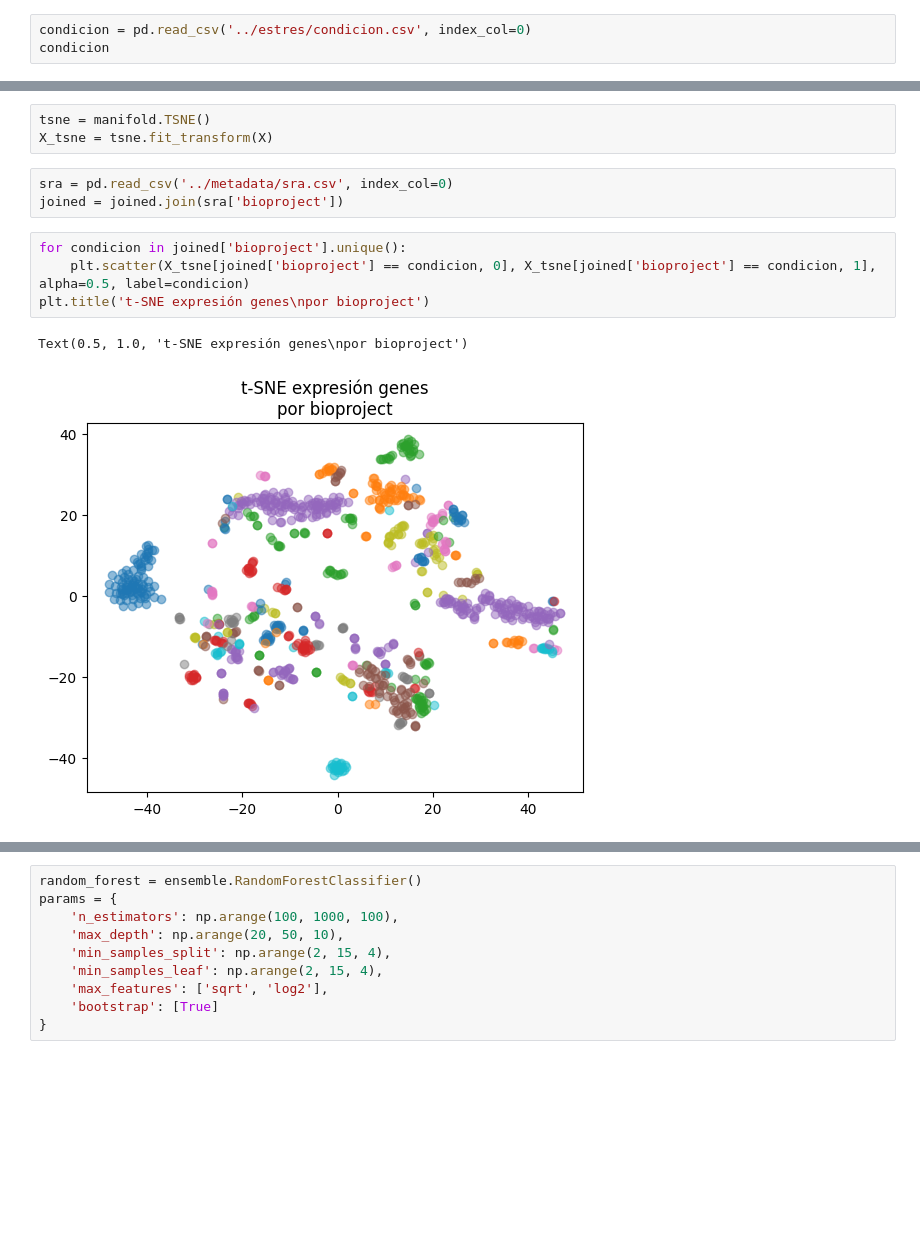
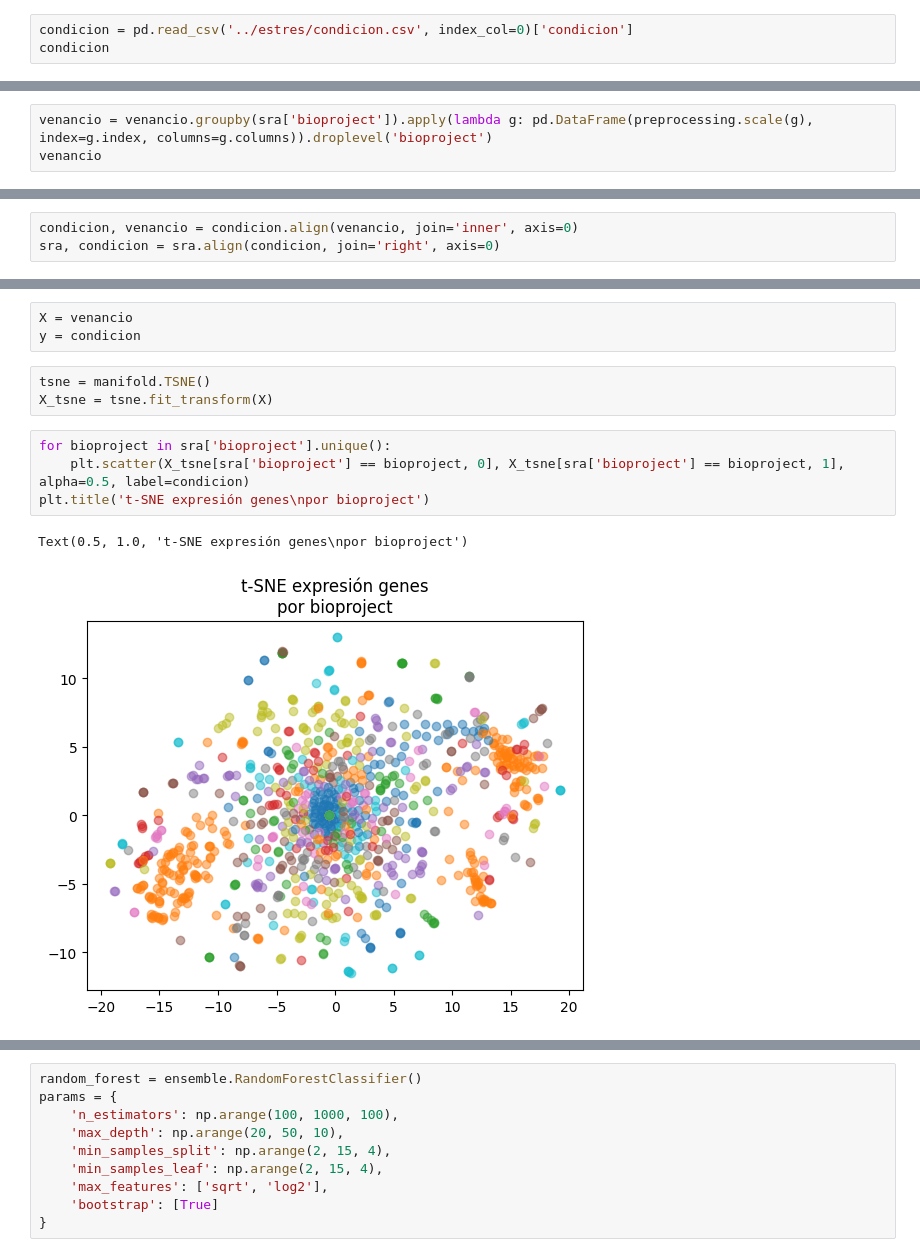
Before and after one commit to freire-guido/soy-biomarkers, a Jupyter notebook: modelado/venancio.ipynb, the cells around one changed output, grey strips where cells are left out. Saved outputs shown, nothing was run; the diff lists cells and outputs as text; blank space fills up the shorter version.

```diff
--- a/modelado/venancio.ipynb
+++ b/modelado/venancio.ipynb
@@ -22,6 +20,6 @@ venancio
 | SAMN09295130 | 0.000000 | 0.000000 | 0.000000 | 0.000000 | 0.000000 | ... |
 5376 rows × 52837 columns
 # %%
-condicion = pd.read_csv('../estres/condicion.csv', index_col=0)
+condicion = pd.read_csv('../estres/condicion.csv', index_col=0)['condicion']
 condicion
 # %% [output]
@@ -62,0 +79,3 @@ y = joined.condicion
+# %%
+venancio = venancio.groupby(sra['bioproject']).apply(lambda g: pd.DataFrame(preprocessing.scale(g), index=g.index, columns=g.columns)).droplevel('bioproject')
+venancio
@@ -63,21 +97,24 @@ y = joined.condicion
+# %%
+condicion, venancio = condicion.align(venancio, join='inner', axis=0)
+sra, condicion = sra.align(condicion, join='right', axis=0)
 # %% [markdown]
 # Modelado
 # %%
 from sklearn import model_selection, ensemble, manifold
 import matplotlib.pyplot as plt
+# %%
+X = venancio
+y = condicion
 # %%
 tsne = manifold.TSNE()
 X_tsne = tsne.fit_transform(X)
-# %%
-sra = pd.read_csv('../metadata/sra.csv', index_col=0)
-joined = joined.join(sra['bioproject'])
 # %%
-for condicion in joined['bioproject'].unique():
-    plt.scatter(X_tsne[joined['bioproject'] == condicion, 0], X_tsne[joined['bioproject'] == condicion, 1], alpha=0.5, label=condicion)
+for bioproject in sra['bioproject'].unique():
+    plt.scatter(X_tsne[sra['bioproject'] == bioproject, 0], X_tsne[sra['bioproject'] == bioproject, 1], alpha=0.5, label=condicion)
 plt.title('t-SNE expresión genes\npor bioproject')
 # %% [output]
 Text(0.5, 1.0, 't-SNE expresión genes\npor bioproject')
-[figure, old version]
+[figure, new version]
 # %%
 for condicion in y.unique():
     plt.scatter(X_tsne[y == condicion, 0], X_tsne[y == condicion, 1], alpha=0.5, label=condicion)
```
Also changed, not shown: parts of 24 cells of this notebook.
